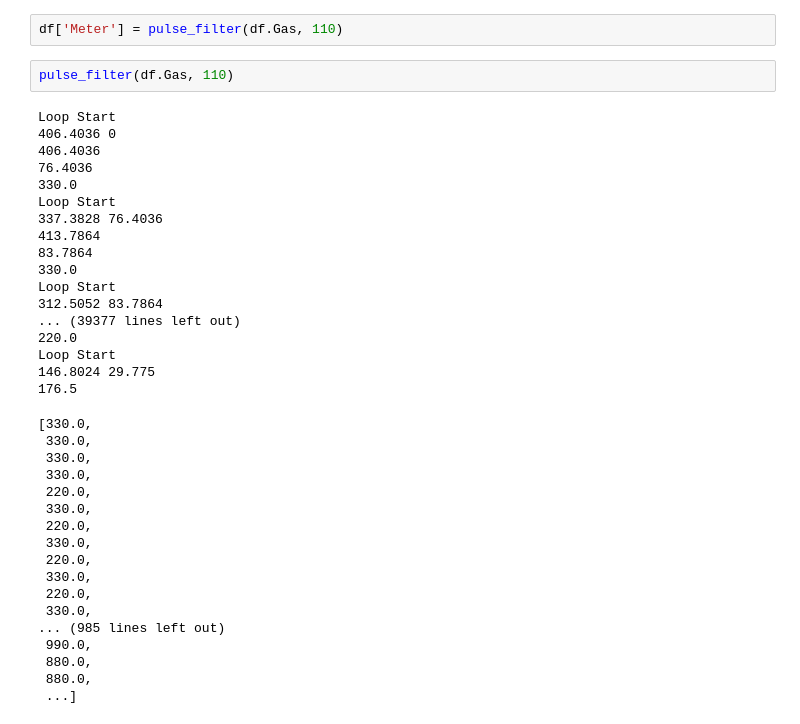
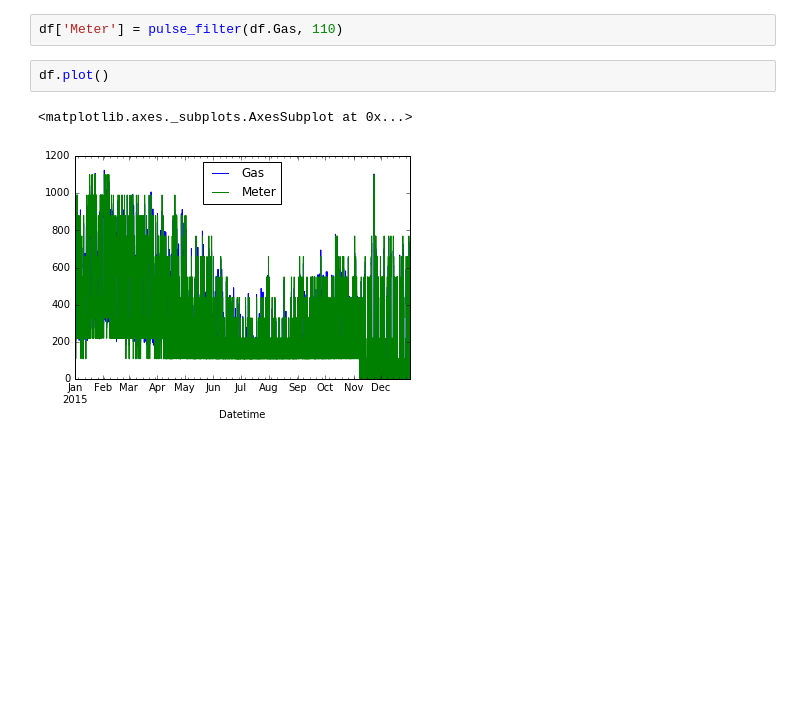
Before and after one commit to d-gleeson/pulsed_meters, a Jupyter notebook: Analysis.ipynb, the cells around one changed output. Saved outputs shown, nothing was run; the diff lists cells and outputs as text; blank space fills up the shorter version.

```diff
--- a/Analysis.ipynb
+++ b/Analysis.ipynb
@@ -45,40 +34,8 @@ NameError: name 'remainder' is not defined
 filtered = pd.DataFrame(pulse_filter(df.Gas, 110))
 # %%
 df['Meter'] = pulse_filter(df.Gas, 110)
-# %%
-pulse_filter(df.Gas, 110)
-# %% [output]
-Loop Start
-406.4036 0
-406.4036
-76.4036
-330.0
-Loop Start
-337.3828 76.4036
-413.7864
-83.7864
-330.0
-Loop Start
-312.5052 83.7864
-... (39377 lines left out)
-220.0
-Loop Start
-146.8024 29.775
-176.5
-[330.0,
- 330.0,
- 330.0,
- 330.0,
- 220.0,
- 330.0,
- 220.0,
- 330.0,
- 220.0,
- 330.0,
- 220.0,
- 330.0,
-... (985 lines left out)
- 990.0,
- 880.0,
- 880.0,
- ...]
+# %%
+df.plot()
+# %% [output]
+<matplotlib.axes._subplots.AxesSubplot at 0x...>
+[figure, added]
```
Also changed, not shown: parts of 1 cell of this notebook.
